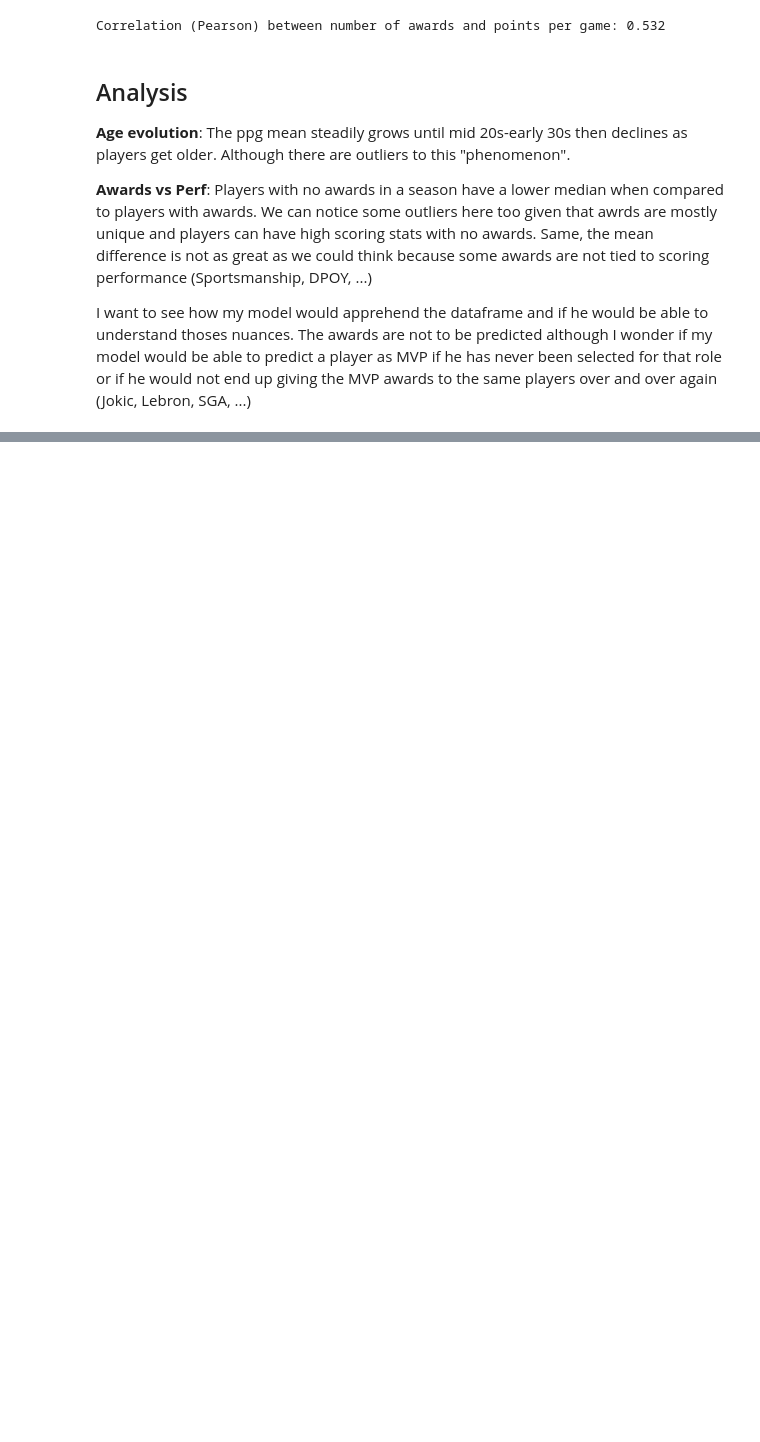
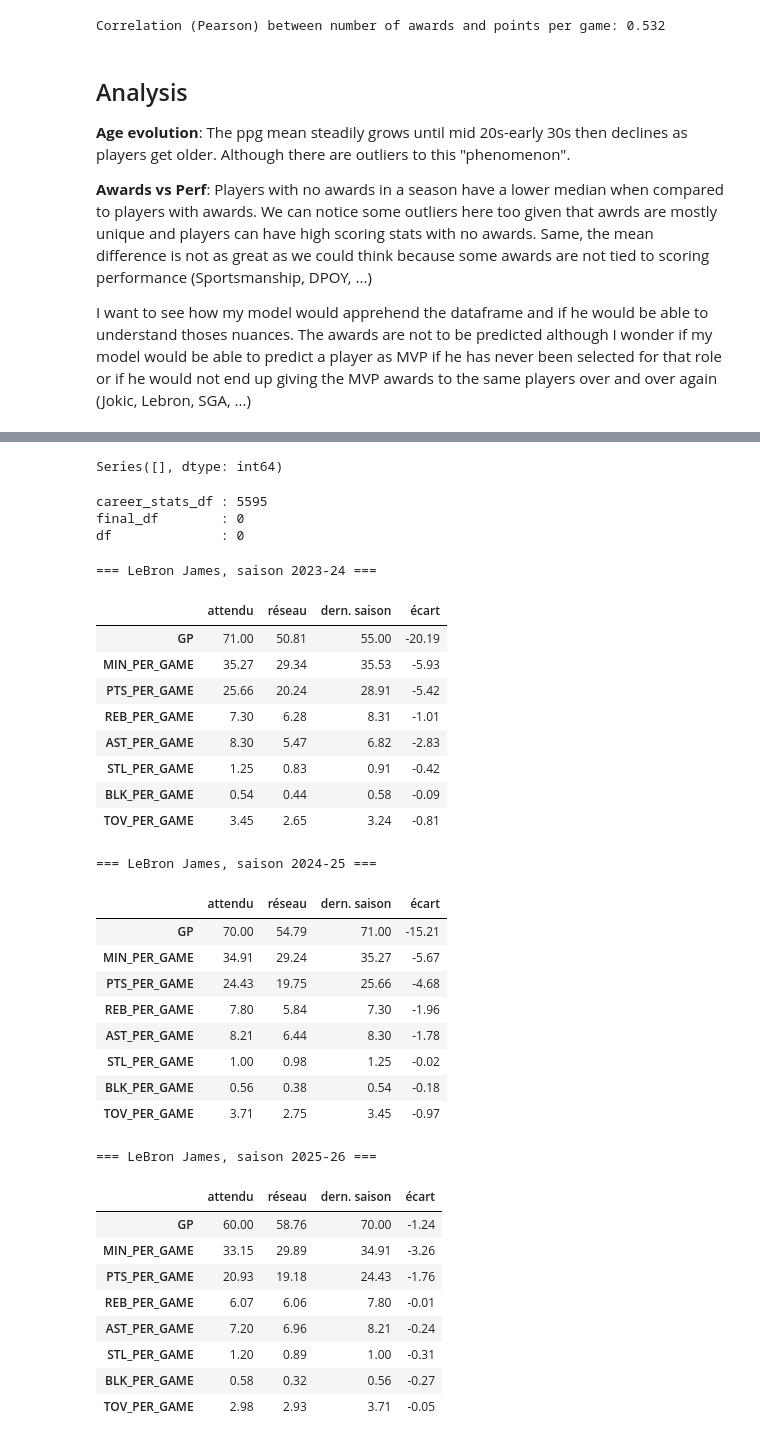
Before and after one commit to loickballoy/NBA_Predictor, a Jupyter notebook: collector/data_analysis.ipynb, the cells around one changed output, grey strips where cells are left out. Cells and saved outputs as stored; diff of their text form; code cells hidden in the pictures; blank space fills up the shorter version.

```diff
--- a/collector/data_analysis.ipynb
+++ b/collector/data_analysis.ipynb
@@ -295,0 +318,69 @@ df
+# %%
+diff = dups.groupby(KEYS).nunique(dropna=False).gt(1).sum()
+print(diff[diff > 0].sort_values(ascending=False))
+# %% [output]
+Series([], dtype: int64)
+# %%
+def n_dups(frame, keys=("PLAYER_ID", "SEASON_ID")):
+    return frame.duplicated(list(keys)).sum()
+
+print("career_stats_df :", n_dups(career_stats_df))
+print("final_df        :", n_dups(final_df))
+print("df              :", n_dups(df))
+# %% [output]
+career_stats_df : 5595
+final_df        : 0
+df              : 0
+# %%
+from nba_api.stats.static import players
+
+PLAYER_ID = 2544 #1630162 # 1627759  # mets l'id qui t'intéresse
+
+pred = pandas.read_csv("data/processed/predictions_test.csv")
+rows = pred[pred["id_PLAYER_ID"] == PLAYER_ID].sort_values("id_TARGET_YEAR")
+
+info = players.find_player_by_id(PLAYER_ID)
+name = info["full_name"] if info else f"joueur {PLAYER_ID}"
+stats = [c[:-5] for c in pred.columns if c.endswith("_true")]
+
+if rows.empty:
+    print(f"{name} n'apparaît pas dans le test")
+for _, r in rows.iterrows():
+    y = int(r["id_TARGET_YEAR"])
+    table = pandas.DataFrame({"attendu": [r[f"{s}_true"] for s in stats],
+                          "réseau": [r[f"{s}_pred"] for s in stats],
+                          "dern. saison": [r[f"{s}_last"] for s in stats]}, index=stats)
+    table["écart"] = table["réseau"] - table["attendu"]
+    print(f"\n=== {name}, saison {y}-{str(y + 1)[2:]} ===")
+    display(table.round(2))
+# %% [output]
+=== LeBron James, saison 2023-24 ===
+|  | attendu | réseau | dern. saison | écart |
+| GP | 71.00 | 50.81 | 55.00 | -20.19 |
+| MIN_PER_GAME | 35.27 | 29.34 | 35.53 | -5.93 |
+| PTS_PER_GAME | 25.66 | 20.24 | 28.91 | -5.42 |
+| REB_PER_GAME | 7.30 | 6.28 | 8.31 | -1.01 |
+| AST_PER_GAME | 8.30 | 5.47 | 6.82 | -2.83 |
+| STL_PER_GAME | 1.25 | 0.83 | 0.91 | -0.42 |
+| BLK_PER_GAME | 0.54 | 0.44 | 0.58 | -0.09 |
+| TOV_PER_GAME | 3.45 | 2.65 | 3.24 | -0.81 |
+=== LeBron James, saison 2024-25 ===
+|  | attendu | réseau | dern. saison | écart |
+| GP | 70.00 | 54.79 | 71.00 | -15.21 |
+| MIN_PER_GAME | 34.91 | 29.24 | 35.27 | -5.67 |
+| PTS_PER_GAME | 24.43 | 19.75 | 25.66 | -4.68 |
+| REB_PER_GAME | 7.80 | 5.84 | 7.30 | -1.96 |
+| AST_PER_GAME | 8.21 | 6.44 | 8.30 | -1.78 |
+| STL_PER_GAME | 1.00 | 0.98 | 1.25 | -0.02 |
+| BLK_PER_GAME | 0.56 | 0.38 | 0.54 | -0.18 |
+| TOV_PER_GAME | 3.71 | 2.75 | 3.45 | -0.97 |
+=== LeBron James, saison 2025-26 ===
+|  | attendu | réseau | dern. saison | écart |
+| GP | 60.00 | 58.76 | 70.00 | -1.24 |
+| MIN_PER_GAME | 33.15 | 29.89 | 34.91 | -3.26 |
+| PTS_PER_GAME | 20.93 | 19.18 | 24.43 | -1.76 |
+| REB_PER_GAME | 6.07 | 6.06 | 7.80 | -0.01 |
+| AST_PER_GAME | 7.20 | 6.96 | 8.21 | -0.24 |
+| STL_PER_GAME | 1.20 | 0.89 | 1.00 | -0.31 |
+| BLK_PER_GAME | 0.58 | 0.32 | 0.56 | -0.27 |
+| TOV_PER_GAME | 2.98 | 2.93 | 3.71 | -0.05 |
```
Also changed, not shown: parts of 9 cells of this notebook, 10 other files.
